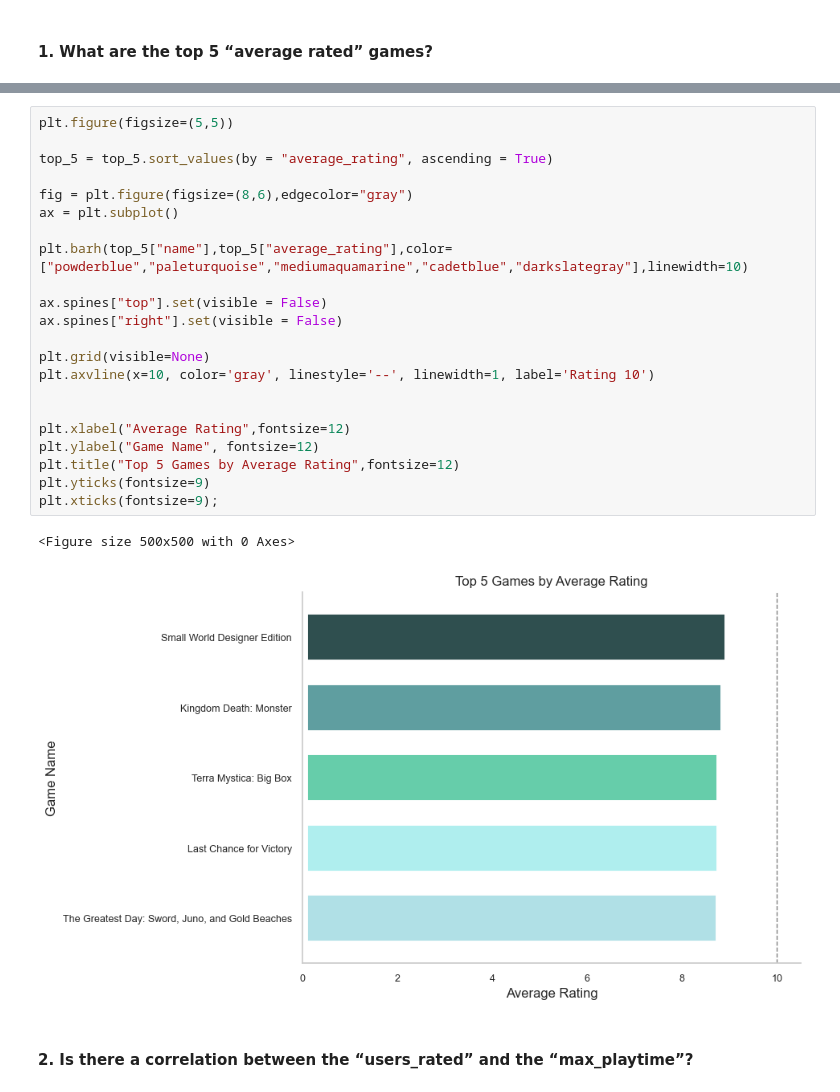
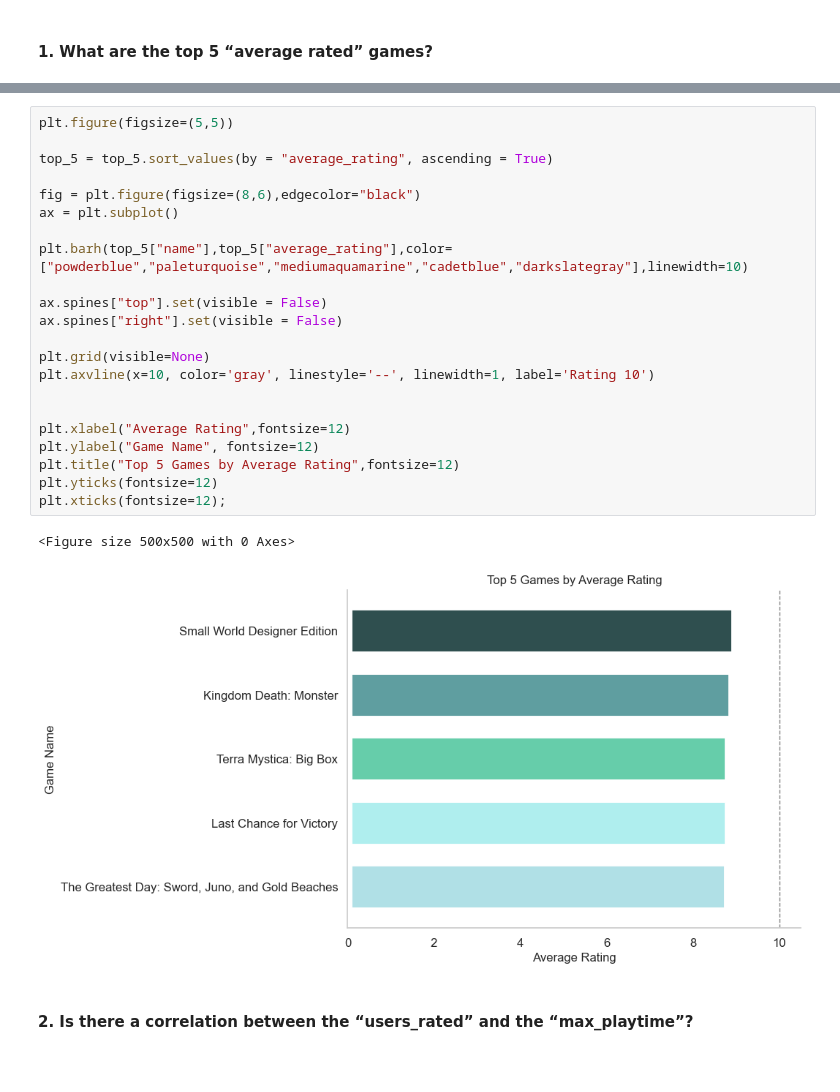
Before and after one commit to ayllinBukovic/AyllinBukovic_DVisHDip_CA1, a Jupyter notebook: AyllinBukovic_DVisHDip_CA1.ipynb, the cells around one changed output, grey strips where cells are left out. Cells and saved outputs as stored; diff of their text form; blank space fills up the shorter version.

```diff
--- a/AyllinBukovic_DVisHDip_CA1.ipynb
+++ b/AyllinBukovic_DVisHDip_CA1.ipynb
@@ -182,28 +193,28 @@ top_5
 # %%
 plt.figure(figsize=(5,5))
 
 top_5 = top_5.sort_values(by = "average_rating", ascending = True)
 
-fig = plt.figure(figsize=(8,6),edgecolor="gray")
+fig = plt.figure(figsize=(8,6),edgecolor="black")
 ax = plt.subplot()
 
 plt.barh(top_5["name"],top_5["average_rating"],color=["powderblue","paleturquoise","mediumaquamarine","cadetblue","darkslategray"],linewidth=10)
 
 ax.spines["top"].set(visible = False)
 ax.spines["right"].set(visible = False)
 
 plt.grid(visible=None)
 plt.axvline(x=10, color='gray', linestyle='--', linewidth=1, label='Rating 10')
 
 
 plt.xlabel("Average Rating",fontsize=12)
 plt.ylabel("Game Name", fontsize=12)
 plt.title("Top 5 Games by Average Rating",fontsize=12)
-plt.yticks(fontsize=9)
-plt.xticks(fontsize=9);
+plt.yticks(fontsize=12)
+plt.xticks(fontsize=12);
 # %% [output]
 <Figure size 500x500 with 0 Axes>
-[figure, old version]
+[figure, new version]
 # %% [markdown]
 #### 2. Is there a correlation between the “users_rated” and the “max_playtime”?
 # %%
```
Also changed, not shown: parts of 20 cells of this notebook.
